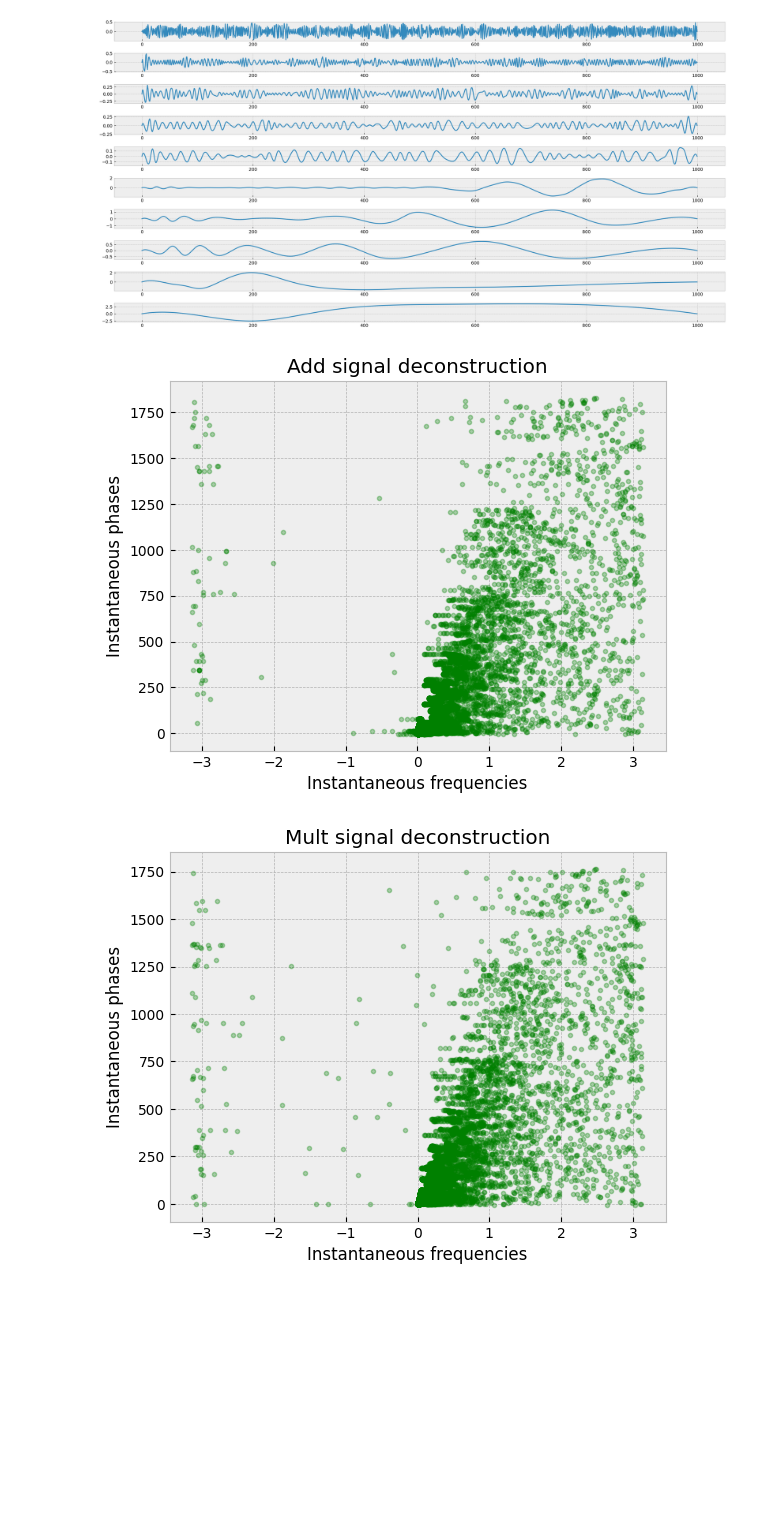
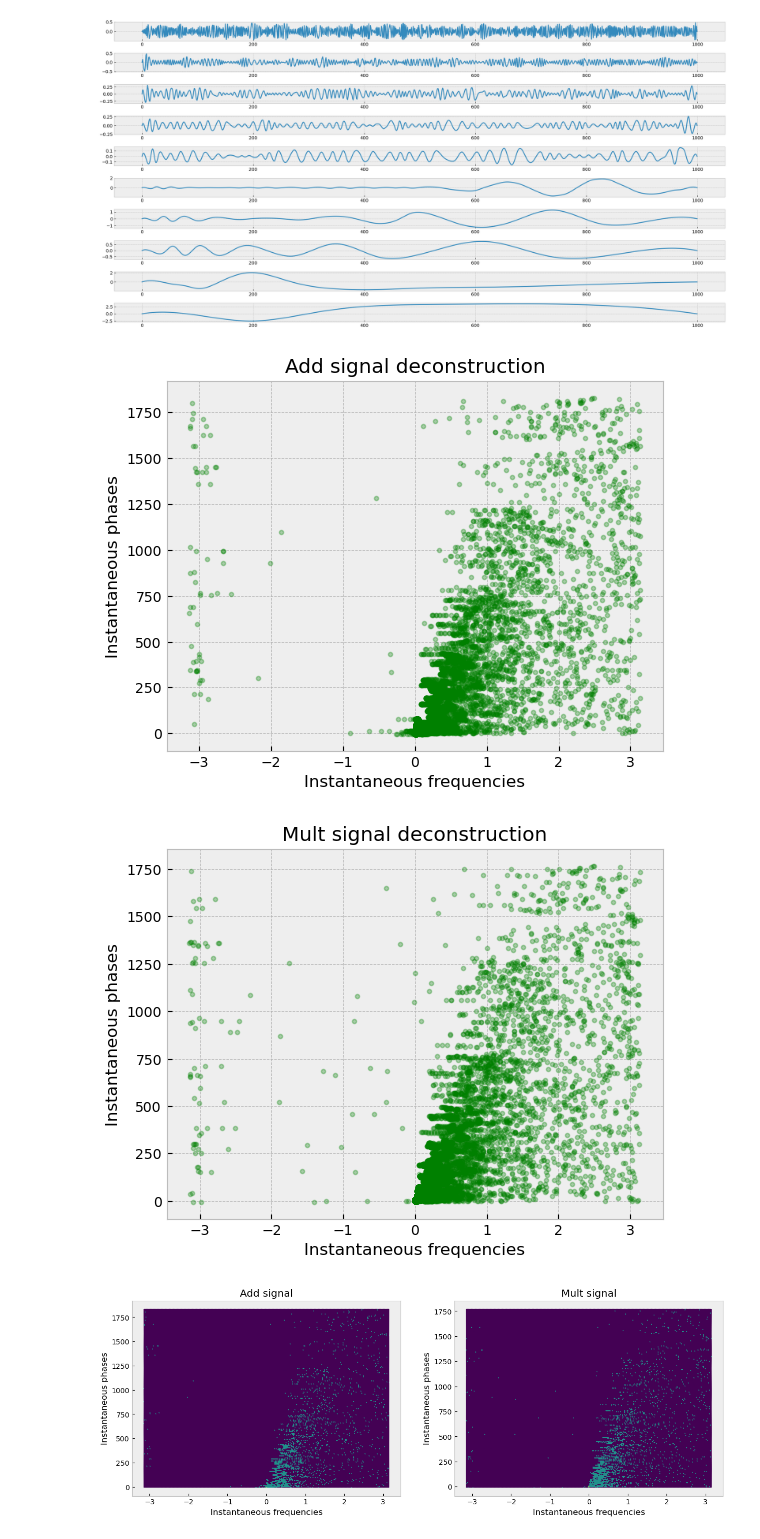
Before and after one commit to ivanvoid/HHSA, a Jupyter notebook: Holo-Hilbert-SA.ipynb, the cells around one changed output. Drawn from its saved outputs; the diff is of its cells as text; code cells hidden in the pictures; blank space fills up the shorter version.

Commit message:
new plot variant

```diff
--- a/Holo-Hilbert-SA.ipynb
+++ b/Holo-Hilbert-SA.ipynb
@@ -106,7 +126,7 @@ def get_insta_values(imfs):
 
         instantaneous_frequencies += [inst_freq]
         instantaneous_phases += [inst_phase]
-    return instantaneous_frequencies, instantaneous_phases
+    return np.array(instantaneous_frequencies), np.array(instantaneous_phases)[:,1:]
 
 add_if, add_ip = get_insta_values(imfs_add)
 mult_if, mult_ip = get_insta_values(imfs_mult)
@@ -128,5 +148,19 @@ def plot_me(IF, IP, title=''):
 plot_me(add_if, add_ip, title='Add signal deconstruction')
 plot_me(mult_if, mult_ip, title='Mult signal deconstruction')
 # %% [output]
-[figure, old version]
+[figure, new version]
-[figure, old version]
+[figure, new version]
+# %%
+fig, ax = plt.subplots(1,2, figsize=(15,5))
+h0 = ax[0].hexbin(add_if, add_ip, gridsize=300, bins=3)
+h1 = ax[1].hexbin(mult_if, mult_ip, gridsize=300, bins=3)
+for i in range(2):
+    ax[i].set_xlabel('Instantaneous frequencies')
+    ax[i].set_ylabel('Instantaneous phases')
+
+ax[0].set_title('Add signal')
+ax[1].set_title('Mult signal')
+
+ax[0].grid(False);ax[1].grid(False)
+# %% [output]
+[figure, added]
```
Also changed, not shown: parts of 2 cells of this notebook.
